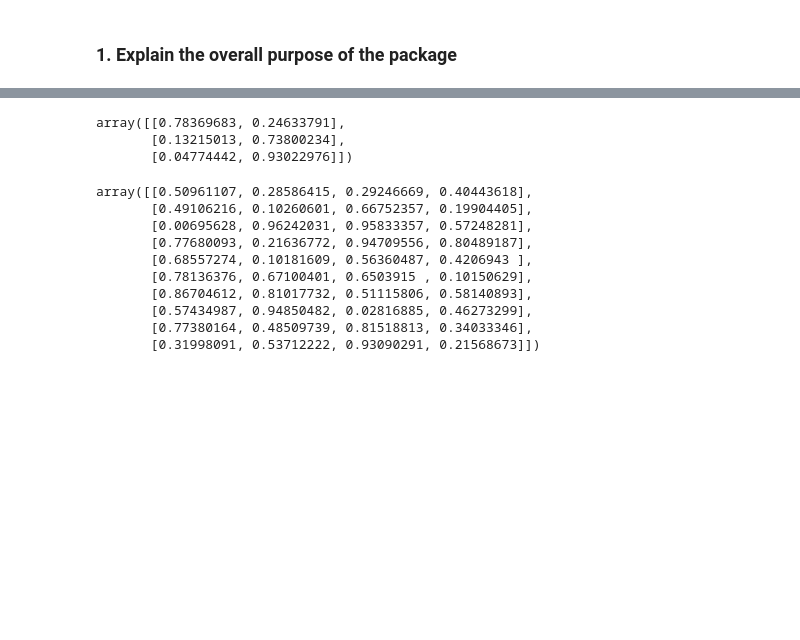
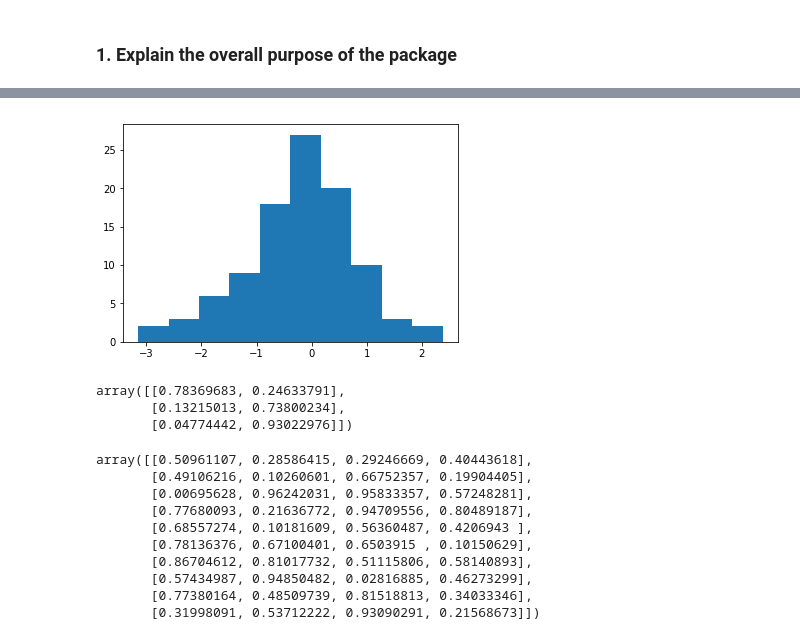
Before and after one commit to fionanealon/numpy-random, a Jupyter notebook: numpy-random.ipynb, the cells around one changed output, grey strips where cells are left out. Saved outputs shown, nothing was run; the diff lists cells and outputs as text; code cells hidden in the pictures; blank space fills up the shorter version.

```diff
--- a/numpy-random.ipynb
+++ b/numpy-random.ipynb
@@ -24,0 +41,3 @@ I promise that this tutorial will not be a lesson in mathematics or cryptography
+# %%
+samples = np.random.normal(0.0, 1.0, 100)
+samples
@@ -25,3 +65,8 @@ I promise that this tutorial will not be a lesson in mathematics or cryptography
+# %%
+plt.hist(samples, bins=10)
+plt.show()
+# %% [output]
+[figure, added]
 # %%
 This function returns numbers in an array of dimensions provived to it
 # %%
```
Also changed, not shown: parts of 6 cells of this notebook.
